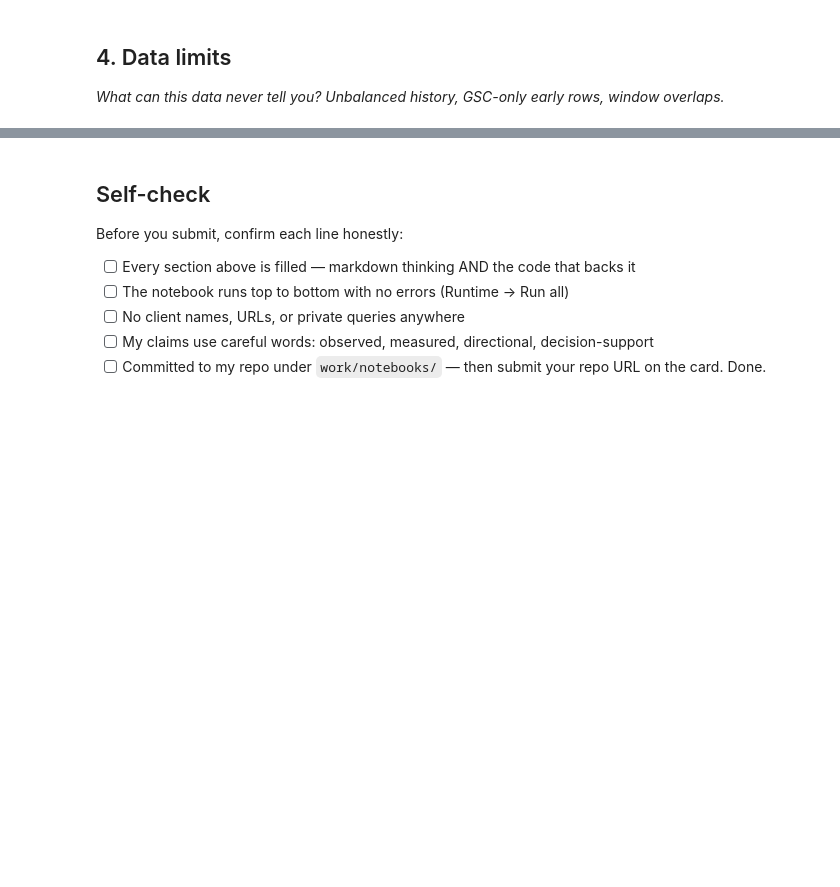
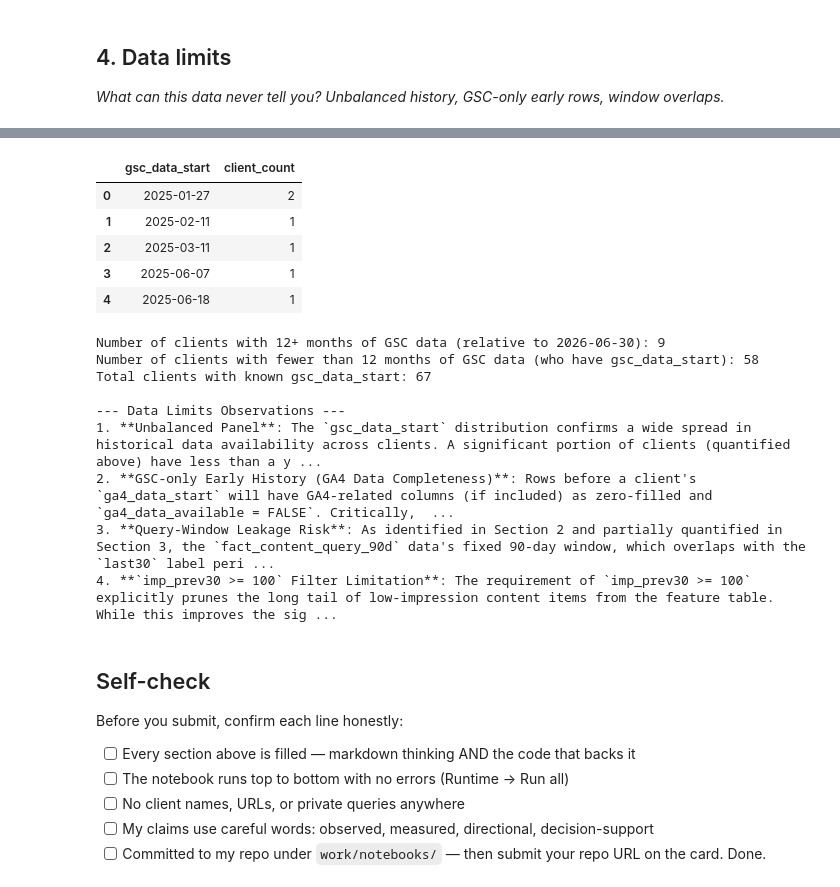
Before and after one commit to HassanNawaz14/FlyRank-ML-Internship, a Jupyter notebook: work/notebooks/w03_data_contract.ipynb, the cells around one changed output, grey strips where cells are left out. Drawn from its saved outputs; the diff is of its cells as text; code cells hidden in the pictures; blank space fills up the shorter version.

```diff
--- a/work/notebooks/w03_data_contract.ipynb
+++ b/work/notebooks/w03_data_contract.ipynb
@@ -34,6 +380,53 @@ This skeleton is yours to fill. Work the sections **in order** — each one has
 # %%
 # This cell is for CODE (numbers, a query, a check).
 # Write your text answer in the cell ABOVE this one — typing sentences here breaks Run All.
+# %%
+# Unbalanced panel: Check dim_clients gsc_data_start spread
+gsc_data_start_distribution = con.execute(f"SELECT gsc_data_start, COUNT(*) as client_count FROM {TABLES['dim_clients']} GROUP BY gsc_data_start ORDER BY gsc_data_start").fetchdf()
+display(gsc_data_start_distribution.head())
+
+# Quantify clients with 12+ months vs. fewer months of GSC data (relative to max_report_date)
+max_report_date_str = con.execute(f"SELECT MAX(report_date) FROM {TABLES['fact_daily']}").fetchone()[0]
+max_report_date = pd.to_datetime(max_report_date_str)
+
+clients_with_12_plus_months_query = f"""
+SELECT COUNT(*) FROM {TABLES['dim_clients']}
+WHERE gsc_data_start IS NOT NULL
+AND gsc_data_start <= DATE '{max_report_date.year - 1}-{max_report_date.month}-{max_report_date.day}'
+"""
+num_clients_12_plus_months = con.execute(clients_with_12_plus_months_query).fetchone()[0]
+
+total_clients_with_gsc_start = con.execute(f"SELECT COUNT(*) FROM {TABLES['dim_clients']} WHERE gsc_data_start IS NOT NULL").fetchone()[0]
+num_clients_fewer_than_12_months = total_clients_with_gsc_start - num_clients_12_plus_months
+
+print(f"\nNumber of clients with 12+ months of GSC data (relative to {max_report_date.strftime('%Y-%m-%d')}): {num_clients_12_plus_months}")
+print(f"Number of clients with fewer than 12 months of GSC data (who have gsc_data_start): {num_clients_fewer_than_12_months}")
+print(f"Total clients with known gsc_data_start: {total_clients_with_gsc_start}")
+
+print("\n--- Data Limits Observations ---")
+print("1. **Unbalanced Panel**: The `gsc_data_start` distribution confirms a wide spread in historical data availability across clients. A significant portion of clients (quantified above) have less than a year of GSC data. This means that models trained on this dataset might implicitly learn biases from clients with longer histories, and findings may not generalize well to newer or less established clients. The 'time-on-platform' varies greatly per client, leading to an unbalanced panel.")
+
+print("2. **GSC-only Early History (GA4 Data Completeness)**: Rows before a client's `ga4_data_start` will have GA4-related columns (if included) as zero-filled and `ga4_data_available = FALSE`. Critically, `ga4_data_available` can also be `NULL` for some clients. This implies that a zero value in a GA4 metric does not necessarily mean 'no engagement'; it could mean 'no GA4 data collected for this period'. Therefore, any filtering or analysis involving GA4 metrics must explicitly handle `ga4_data_available IS TRUE` / `IS NOT TRUE` instead of simple equality checks (e.g., `= FALSE` or `NOT ...`), to correctly account for `NULL` values and avoid misinterpreting periods without GA4 data as periods of zero engagement.")
+
+print("3. **Query-Window Leakage Risk**: As identified in Section 2 and partially quantified in Section 3, the `fact_content_query_90d` data's fixed 90-day window, which overlaps with the `last30` label period, introduces a risk of information leakage. This means that features like `rare_share` and `top_query_share` might reflect current trends (within `last30`) rather than being purely predictive historical signals. This is a standing limitation that needs to be acknowledged and potentially addressed in future feature engineering (e.g., by ensuring query features are also lagged appropriately).")
+
+print("4. **`imp_prev30 >= 100` Filter Limitation**: The requirement of `imp_prev30 >= 100` explicitly prunes the long tail of low-impression content items from the feature table. While this improves the signal-to-noise ratio for predicting decline among established content, it fundamentally means that any findings or models derived from this data contract **will not generalize** to low-traffic content items. Insights gained will be specific to medium-to-high impression content, and a separate data contract might be needed for the long tail.")
+# %% [output]
+|  | gsc_data_start | client_count |
+| 0 | 2025-01-27 | 2 |
+| 1 | 2025-02-11 | 1 |
+| 2 | 2025-03-11 | 1 |
+| 3 | 2025-06-07 | 1 |
+| 4 | 2025-06-18 | 1 |
+Number of clients with 12+ months of GSC data (relative to 2026-06-30): 9
+Number of clients with fewer than 12 months of GSC data (who have gsc_data_start): 58
+Total clients with known gsc_data_start: 67
+
+--- Data Limits Observations ---
+1. **Unbalanced Panel**: The `gsc_data_start` distribution confirms a wide spread in historical data availability across clients. A significant portion of clients (quantified above) have less than a y ...
+2. **GSC-only Early History (GA4 Data Completeness)**: Rows before a client's `ga4_data_start` will have GA4-related columns (if included) as zero-filled and `ga4_data_available = FALSE`. Critically,  ...
+3. **Query-Window Leakage Risk**: As identified in Section 2 and partially quantified in Section 3, the `fact_content_query_90d` data's fixed 90-day window, which overlaps with the `last30` label peri ...
+4. **`imp_prev30 >= 100` Filter Limitation**: The requirement of `imp_prev30 >= 100` explicitly prunes the long tail of low-impression content items from the feature table. While this improves the sig ...
 # %% [markdown]
 ## Self-check
 
```
Also changed, not shown: parts of 15 cells of this notebook.
